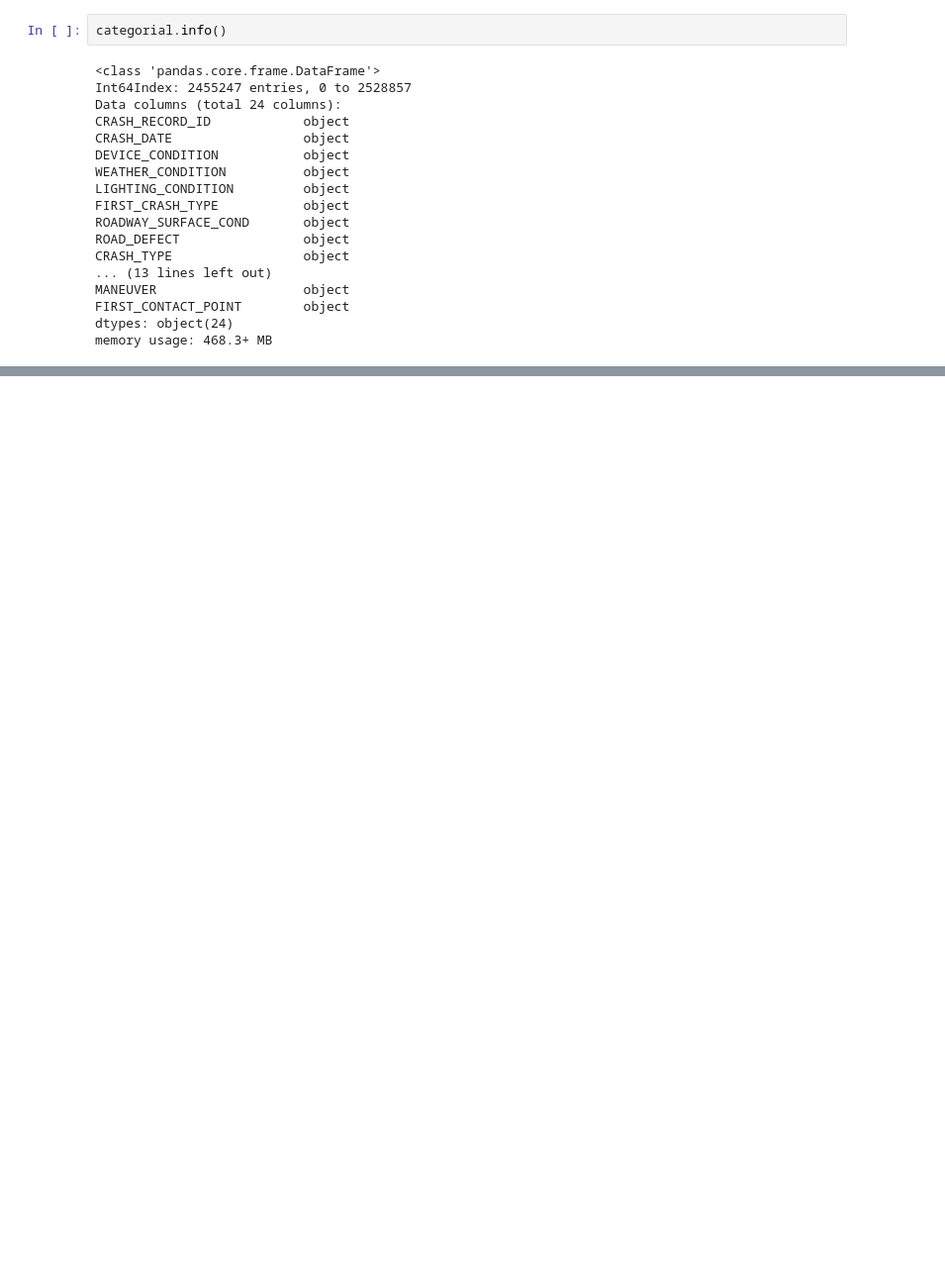
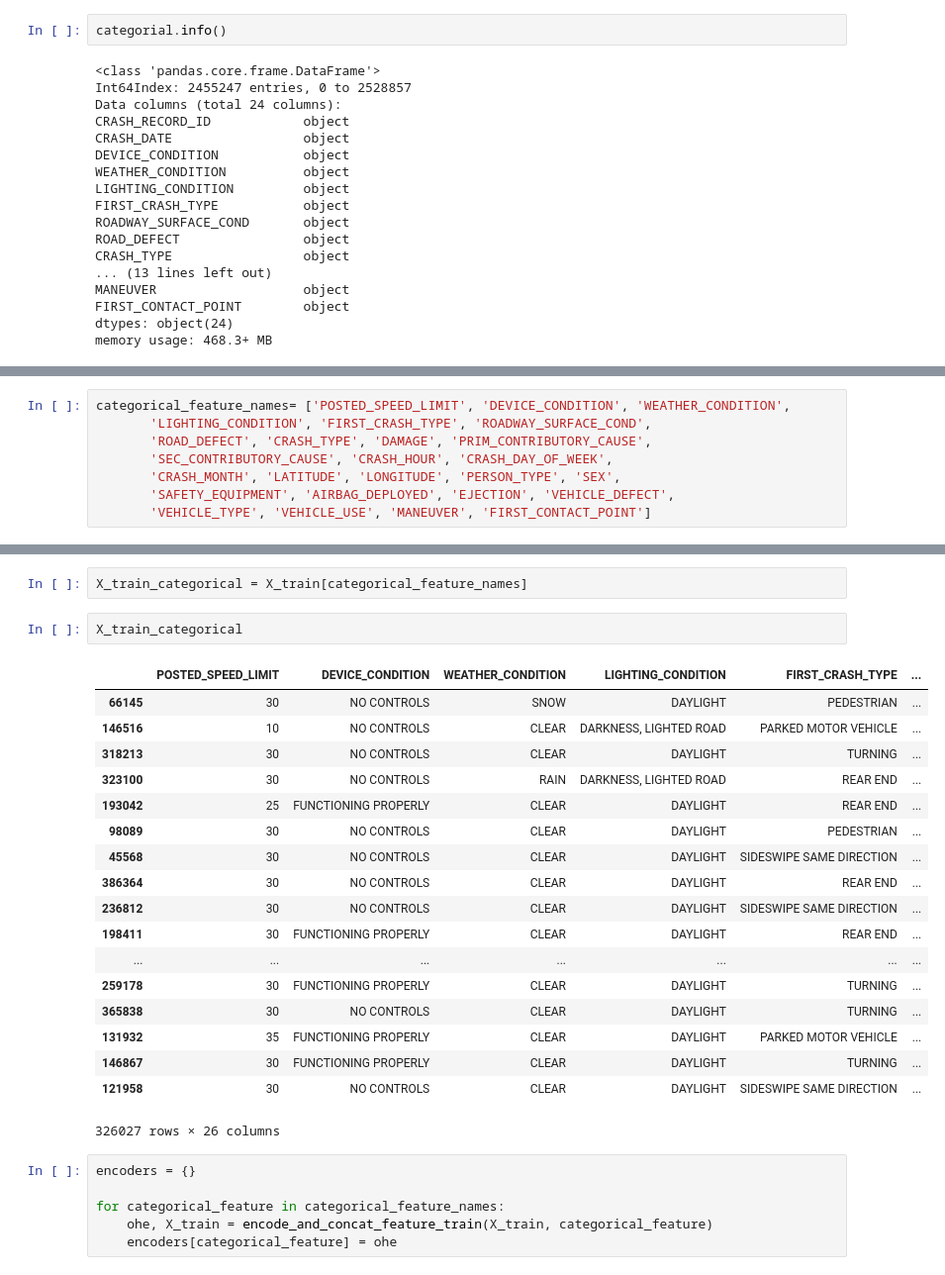
Before and after one commit to raylinsoriano/Project_3_Classification, a Jupyter notebook: Raylin's_Notebook.ipynb, the cells around one changed output, grey strips where cells are left out. Shown: that part at 99% size. Cells and saved outputs as stored; diff of their text form; blank space fills up the shorter version.

```diff
--- a/Raylin's_Notebook.ipynb
+++ b/Raylin's_Notebook.ipynb
@@ -393,0 +751,8 @@ memory usage: 468.3+ MB
+# %%
+categorical_feature_names= ['POSTED_SPEED_LIMIT', 'DEVICE_CONDITION', 'WEATHER_CONDITION',
+       'LIGHTING_CONDITION', 'FIRST_CRASH_TYPE', 'ROADWAY_SURFACE_COND',
+       'ROAD_DEFECT', 'CRASH_TYPE', 'DAMAGE', 'PRIM_CONTRIBUTORY_CAUSE',
+       'SEC_CONTRIBUTORY_CAUSE', 'CRASH_HOUR', 'CRASH_DAY_OF_WEEK',
+       'CRASH_MONTH', 'LATITUDE', 'LONGITUDE', 'PERSON_TYPE', 'SEX',
+       'SAFETY_EQUIPMENT', 'AIRBAG_DEPLOYED', 'EJECTION', 'VEHICLE_DEFECT',
+       'VEHICLE_TYPE', 'VEHICLE_USE', 'MANEUVER', 'FIRST_CONTACT_POINT']
@@ -393,0 +814,29 @@ memory usage: 468.3+ MB
+# %%
+X_train_categorical = X_train[categorical_feature_names]
+# %%
+X_train_categorical
+# %% [output]
+|  | POSTED_SPEED_LIMIT | DEVICE_CONDITION | WEATHER_CONDITION | LIGHTING_CONDITION | FIRST_CRASH_TYPE | ... |
+| 66145 | 30 | NO CONTROLS | SNOW | DAYLIGHT | PEDESTRIAN | ... |
+| 146516 | 10 | NO CONTROLS | CLEAR | DARKNESS, LIGHTED ROAD | PARKED MOTOR VEHICLE | ... |
+| 318213 | 30 | NO CONTROLS | CLEAR | DAYLIGHT | TURNING | ... |
+| 323100 | 30 | NO CONTROLS | RAIN | DARKNESS, LIGHTED ROAD | REAR END | ... |
+| 193042 | 25 | FUNCTIONING PROPERLY | CLEAR | DAYLIGHT | REAR END | ... |
+| 98089 | 30 | NO CONTROLS | CLEAR | DAYLIGHT | PEDESTRIAN | ... |
+| 45568 | 30 | NO CONTROLS | CLEAR | DAYLIGHT | SIDESWIPE SAME DIRECTION | ... |
+| 386364 | 30 | NO CONTROLS | CLEAR | DAYLIGHT | REAR END | ... |
+| 236812 | 30 | NO CONTROLS | CLEAR | DAYLIGHT | SIDESWIPE SAME DIRECTION | ... |
+| 198411 | 30 | FUNCTIONING PROPERLY | CLEAR | DAYLIGHT | REAR END | ... |
+| ... | ... | ... | ... | ... | ... | ... |
+| 259178 | 30 | FUNCTIONING PROPERLY | CLEAR | DAYLIGHT | TURNING | ... |
+| 365838 | 30 | NO CONTROLS | CLEAR | DAYLIGHT | TURNING | ... |
+| 131932 | 35 | FUNCTIONING PROPERLY | CLEAR | DAYLIGHT | PARKED MOTOR VEHICLE | ... |
+| 146867 | 30 | FUNCTIONING PROPERLY | CLEAR | DAYLIGHT | TURNING | ... |
+| 121958 | 30 | NO CONTROLS | CLEAR | DAYLIGHT | SIDESWIPE SAME DIRECTION | ... |
+326027 rows × 26 columns
+# %%
+encoders = {}
+
+for categorical_feature in categorical_feature_names:
+    ohe, X_train = encode_and_concat_feature_train(X_train, categorical_feature)
+    encoders[categorical_feature] = ohe
```
Also changed, not shown: parts of 72 cells of this notebook, 1 other file.
